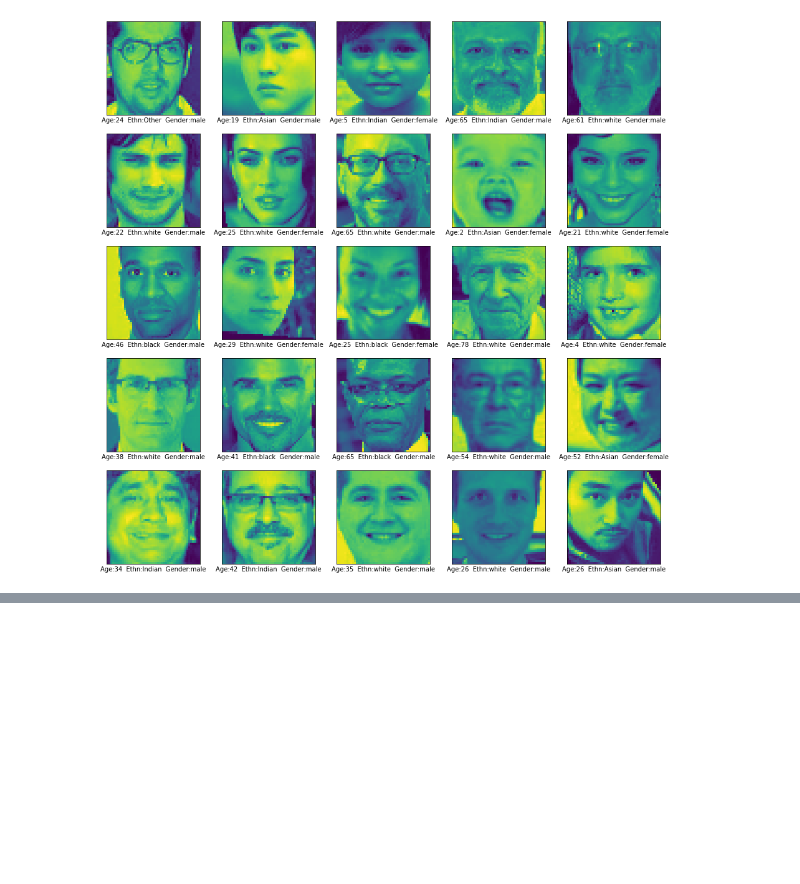
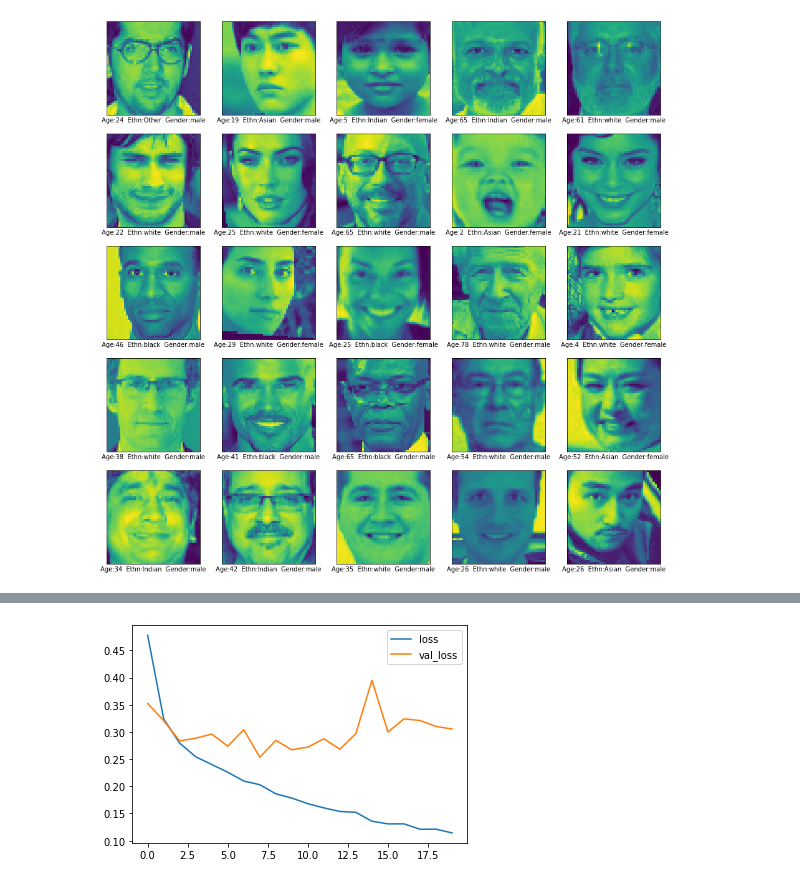
Before and after one commit to TerminalBen/Face_Classification, a Jupyter notebook: eda.ipynb, the cells around one changed output, grey strips where cells are left out. Cells and saved outputs as stored; diff of their text form; code cells hidden in the pictures; blank space fills up the shorter version.

Commit message:
kaggle course + gender prediction

```diff
--- a/eda.ipynb
+++ b/eda.ipynb
@@ -188,0 +224,26 @@ plt.show()
+# %%
+early_stopping = callbacks.EarlyStopping(
+    min_delta=0.001, # minimium amount of change to count as an improvement
+    patience=20, # how many epochs to wait before stopping
+    restore_best_weights=True,
+)
+# %%
+inputShape = (48,48,1)
+
+genderModel = tf.keras.Sequential([
+    layers.InputLayer(input_shape=inputShape),
+    layers.Conv2D(32,(3,3),activation='relu',input_shape = (32,32,3)),
+    layers.Dropout(0.3),
+    layers.BatchNormalization(),
+    layers.MaxPooling2D((2,2)),
+    layers.Conv2D(64, (3, 3), activation='relu'),
+    layers.MaxPooling2D((2, 2)),
+    layers.Flatten(),
+    layers.Dense(64, activation='relu'),
+    layers.Dropout(rate=0.3),
+    layers.Dense(1, activation='sigmoid')
+])
+# %%
+genderModel.compile(optimizer='adam',
+              loss=tf.keras.losses.BinaryCrossentropy(),
+              metrics=['accuracy'])
@@ -188,0 +270,4 @@ plt.show()
+# %%
+history = genderModel.fit(
+    X_train, y_train, epochs=20, validation_split=0.1, batch_size=64, callbacks=[early_stopping],
+)
@@ -188,0 +293,5 @@ plt.show()
+# %%
+history_df = pd.DataFrame(history.history)
+history_df.loc[:, ['loss', 'val_loss']].plot();
+print("Minimum validation loss: {}".format(history_df['val_loss'].min()))
+# %% [output]
@@ -188,0 +299 @@ plt.show()
+[figure, added]
```
Also changed, not shown: parts of 9 cells of this notebook, 9 other files.
